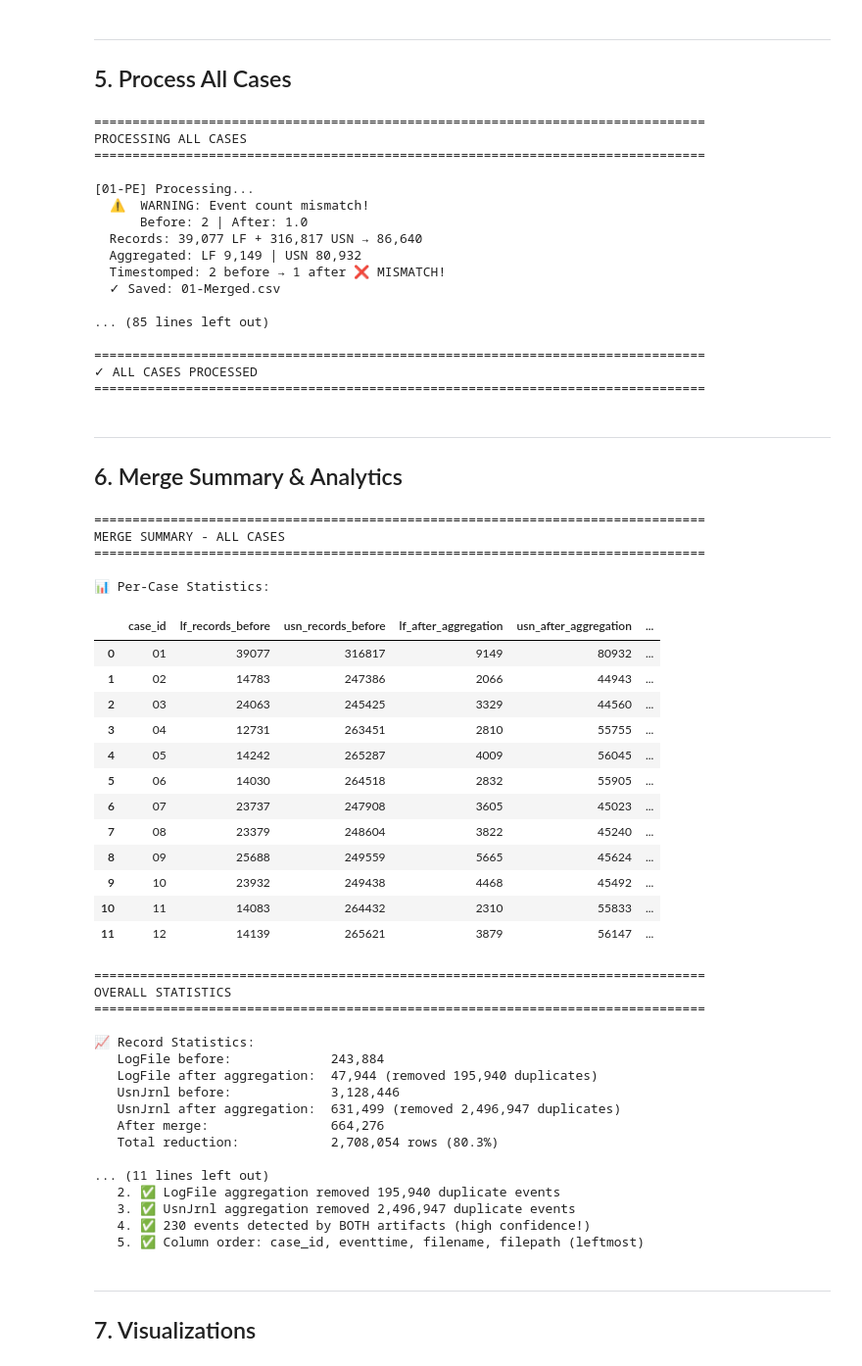
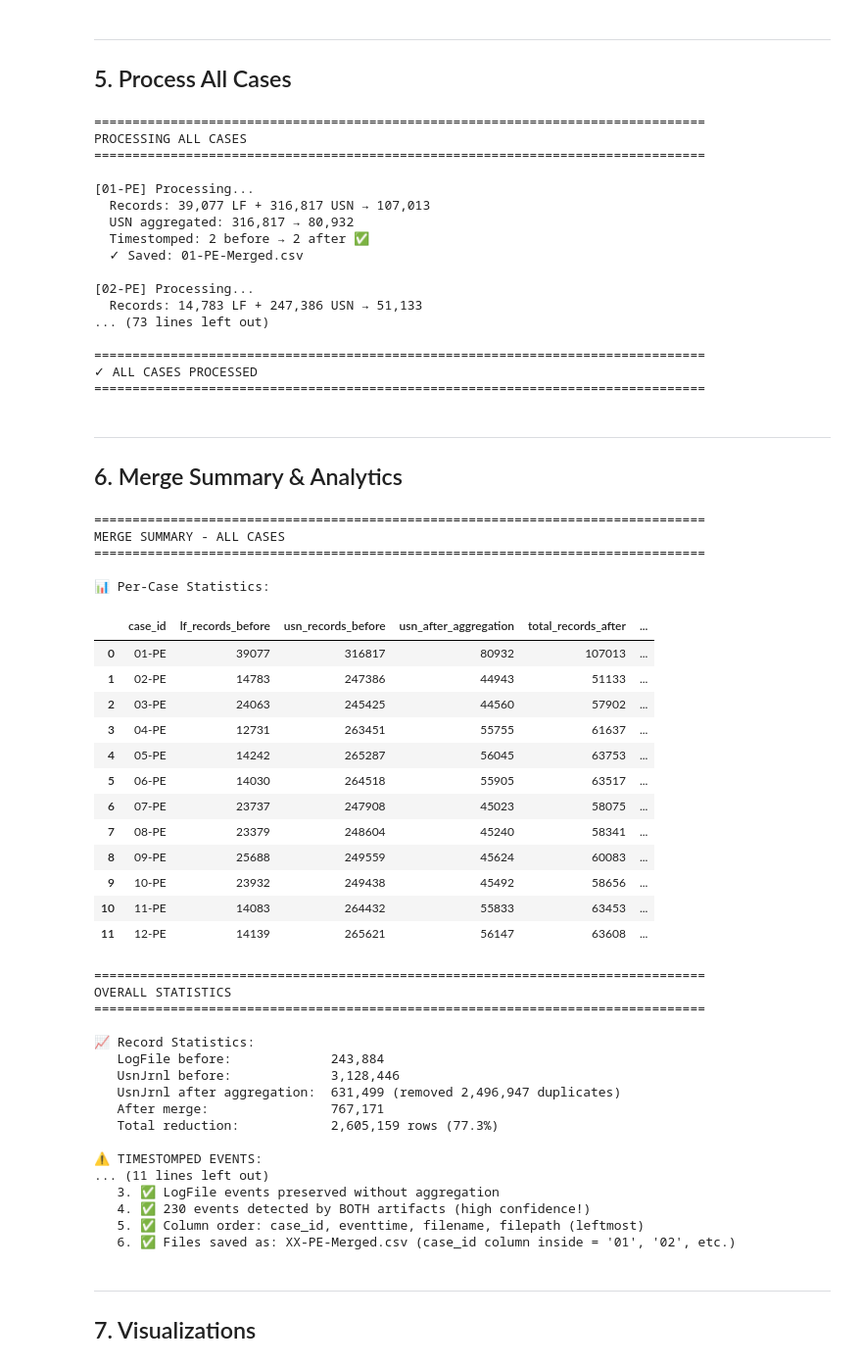
Before and after one commit to soniboni/Digital-Detectives_Thesis, a Jupyter notebook: notebooks/Phase 1 - Data Collection & Preprocessing/B. Data Case Merging.ipynb, the cells around one changed output. Shown at 98% size. Drawn from its saved outputs; the diff is of its cells as text; code cells hidden in the pictures.

```diff
--- a/notebooks/Phase 1 - Data Collection & Preprocessing/B. Data Case Merging.ipynb
+++ b/notebooks/Phase 1 - Data Collection & Preprocessing/B. Data Case Merging.ipynb
@@ -480,7 +493,7 @@ for case_id in CASE_IDS:
         merged_df, stats = merge_case(case_id, LABELLED_DIR)
 
         print(f"  Records: {stats['lf_records_before']:,} LF + {stats['usn_records_before']:,} USN → {stats['total_records_after']:,}")
-        print(f"  Aggregated: LF {stats['lf_after_aggregation']:,} | USN {stats['usn_after_aggregation']:,}")
+        print(f"  USN aggregated: {stats['usn_records_before']:,} → {stats['usn_after_aggregation']:,}")
         print(f"  Timestomped: {stats['total_timestomped_before']} before → {stats['unique_timestomped_events']} after", end="")
 
         if stats['unique_timestomped_events'] == stats['total_timestomped_before']:
@@ -488,7 +501,7 @@ for case_id in CASE_IDS:
         else:
             print(f" ❌ MISMATCH!")
 
-        # Save merged dataset
+        # Save merged dataset with full case_id (XX-PE-Merged)
         output_path = OUTPUT_DIR / f"{stats['case_id']}-Merged.csv"
         merged_df.to_csv(output_path, index=False, encoding='utf-8-sig')
         print(f"  ✓ Saved: {output_path.name}")
@@ -510,14 +523,14 @@ PROCESSING ALL CASES
 ================================================================================
 
 [01-PE] Processing...
-  ⚠️  WARNING: Event count mismatch!
-      Before: 2 | After: 1.0
-  Records: 39,077 LF + 316,817 USN → 86,640
-  Aggregated: LF 9,149 | USN 80,932
-  Timestomped: 2 before → 1 after ❌ MISMATCH!
-  ✓ Saved: 01-Merged.csv
+  Records: 39,077 LF + 316,817 USN → 107,013
+  USN aggregated: 316,817 → 80,932
+  Timestomped: 2 before → 2 after ✅
+  ✓ Saved: 01-PE-Merged.csv
 
-... (85 lines left out)
+[02-PE] Processing...
+  Records: 14,783 LF + 247,386 USN → 51,133
+... (73 lines left out)
 
 ================================================================================
 ✓ ALL CASES PROCESSED
@@ -542,13 +555,11 @@ print("=" * 80)
 # Calculate totals
 total_lf_before = stats_df['lf_records_before'].sum()
 total_usn_before = stats_df['usn_records_before'].sum()
-total_lf_after_agg = stats_df['lf_after_aggregation'].sum()
 total_usn_after_agg = stats_df['usn_after_aggregation'].sum()
 total_after = stats_df['total_records_after'].sum()
 
 print(f"\n📈 Record Statistics:")
 print(f"   LogFile before:             {total_lf_before:,}")
-print(f"   LogFile after aggregation:  {total_lf_after_agg:,} (removed {total_lf_before - total_lf_after_agg:,} duplicates)")
 print(f"   UsnJrnl before:             {total_usn_before:,}")
 print(f"   UsnJrnl after aggregation:  {total_usn_after_agg:,} (removed {total_usn_before - total_usn_after_agg:,} duplicates)")
 print(f"   After merge:                {total_after:,}")
@@ -557,65 +568,66 @@ print(f"   Total reduction:            {(total_lf_before + total_usn_before - to
 # Timestomped events
 total_timestomped_before = stats_df['total_timestomped_before'].sum()
 total_timestomped_after = stats_df['unique_timestomped_events'].sum()
 total_ts_matched = stats_df['ts_matched'].sum()
 total_ts_lf_only = stats_df['ts_lf_only'].sum()
 total_ts_usn_only = stats_df['ts_usn_only'].sum()
 
 print(f"\n⚠️ TIMESTOMPED EVENTS:")
 print(f"   Before merge: {total_timestomped_before}")
 print(f"   After merge:  {total_timestomped_after}")
 print(f"     ├─ LogFile only:   {total_ts_lf_only}")
 print(f"     ├─ UsnJrnl only:   {total_ts_usn_only}")
 print(f"     └─ Both artifacts: {total_ts_matched}")
 print(f"")
 
 if total_timestomped_after == total_timestomped_before:
     print(f"   ✅ PERFECT PRESERVATION: {total_timestomped_before} = {total_timestomped_after}")
 else:
     print(f"   ❌ MISMATCH: {total_timestomped_before} ≠ {total_timestomped_after}")
 
 print(f"\n💡 KEY ACHIEVEMENTS:")
 print(f"   1. ✅ Exactly {total_timestomped_after} timestomped events preserved")
-print(f"   2. ✅ LogFile aggregation removed {total_lf_before - total_lf_after_agg:,} duplicate events")
-print(f"   3. ✅ UsnJrnl aggregation removed {total_usn_before - total_usn_after_agg:,} duplicate events")
+print(f"   2. ✅ UsnJrnl aggregation removed {total_usn_before - total_usn_after_agg:,} duplicate events")
+print(f"   3. ✅ LogFile events preserved without aggregation")
 print(f"   4. ✅ {total_ts_matched} events detected by BOTH artifacts (high confidence!)")
 print(f"   5. ✅ Column order: case_id, eventtime, filename, filepath (leftmost)")
+print(f"   6. ✅ Files saved as: XX-PE-Merged.csv (case_id column inside = '01', '02', etc.)")
 # %% [output]
 ================================================================================
 MERGE SUMMARY - ALL CASES
 ================================================================================
 
 📊 Per-Case Statistics:
-|  | case_id | lf_records_before | usn_records_before | lf_after_aggregation | usn_after_aggregation | ... |
-| 0 | 01 | 39077 | 316817 | 9149 | 80932 | ... |
-| 1 | 02 | 14783 | 247386 | 2066 | 44943 | ... |
-| 2 | 03 | 24063 | 245425 | 3329 | 44560 | ... |
-| 3 | 04 | 12731 | 263451 | 2810 | 55755 | ... |
-| 4 | 05 | 14242 | 265287 | 4009 | 56045 | ... |
-| 5 | 06 | 14030 | 264518 | 2832 | 55905 | ... |
-| 6 | 07 | 23737 | 247908 | 3605 | 45023 | ... |
-| 7 | 08 | 23379 | 248604 | 3822 | 45240 | ... |
-| 8 | 09 | 25688 | 249559 | 5665 | 45624 | ... |
-| 9 | 10 | 23932 | 249438 | 4468 | 45492 | ... |
-| 10 | 11 | 14083 | 264432 | 2310 | 55833 | ... |
-| 11 | 12 | 14139 | 265621 | 3879 | 56147 | ... |
+|  | case_id | lf_records_before | usn_records_before | usn_after_aggregation | total_records_after | ... |
+| 0 | 01-PE | 39077 | 316817 | 80932 | 107013 | ... |
+| 1 | 02-PE | 14783 | 247386 | 44943 | 51133 | ... |
+| 2 | 03-PE | 24063 | 245425 | 44560 | 57902 | ... |
+| 3 | 04-PE | 12731 | 263451 | 55755 | 61637 | ... |
+| 4 | 05-PE | 14242 | 265287 | 56045 | 63753 | ... |
+| 5 | 06-PE | 14030 | 264518 | 55905 | 63517 | ... |
+| 6 | 07-PE | 23737 | 247908 | 45023 | 58075 | ... |
+| 7 | 08-PE | 23379 | 248604 | 45240 | 58341 | ... |
+| 8 | 09-PE | 25688 | 249559 | 45624 | 60083 | ... |
+| 9 | 10-PE | 23932 | 249438 | 45492 | 58656 | ... |
+| 10 | 11-PE | 14083 | 264432 | 55833 | 63453 | ... |
+| 11 | 12-PE | 14139 | 265621 | 56147 | 63608 | ... |
 ================================================================================
 OVERALL STATISTICS
 ================================================================================
 
 📈 Record Statistics:
    LogFile before:             243,884
-   LogFile after aggregation:  47,944 (removed 195,940 duplicates)
    UsnJrnl before:             3,128,446
    UsnJrnl after aggregation:  631,499 (removed 2,496,947 duplicates)
-   After merge:                664,276
-   Total reduction:            2,708,054 rows (80.3%)
+   After merge:                767,171
+   Total reduction:            2,605,159 rows (77.3%)
 
+⚠️ TIMESTOMPED EVENTS:
 ... (11 lines left out)
-   2. ✅ LogFile aggregation removed 195,940 duplicate events
-   3. ✅ UsnJrnl aggregation removed 2,496,947 duplicate events
+   3. ✅ LogFile events preserved without aggregation
    4. ✅ 230 events detected by BOTH artifacts (high confidence!)
    5. ✅ Column order: case_id, eventtime, filename, filepath (leftmost)
+   6. ✅ Files saved as: XX-PE-Merged.csv (case_id column inside = '01', '02', etc.)
 # %% [markdown]
 ---
 ## 7. Visualizations
```
Also changed, not shown: parts of 7 cells of this notebook, 24 other files.
